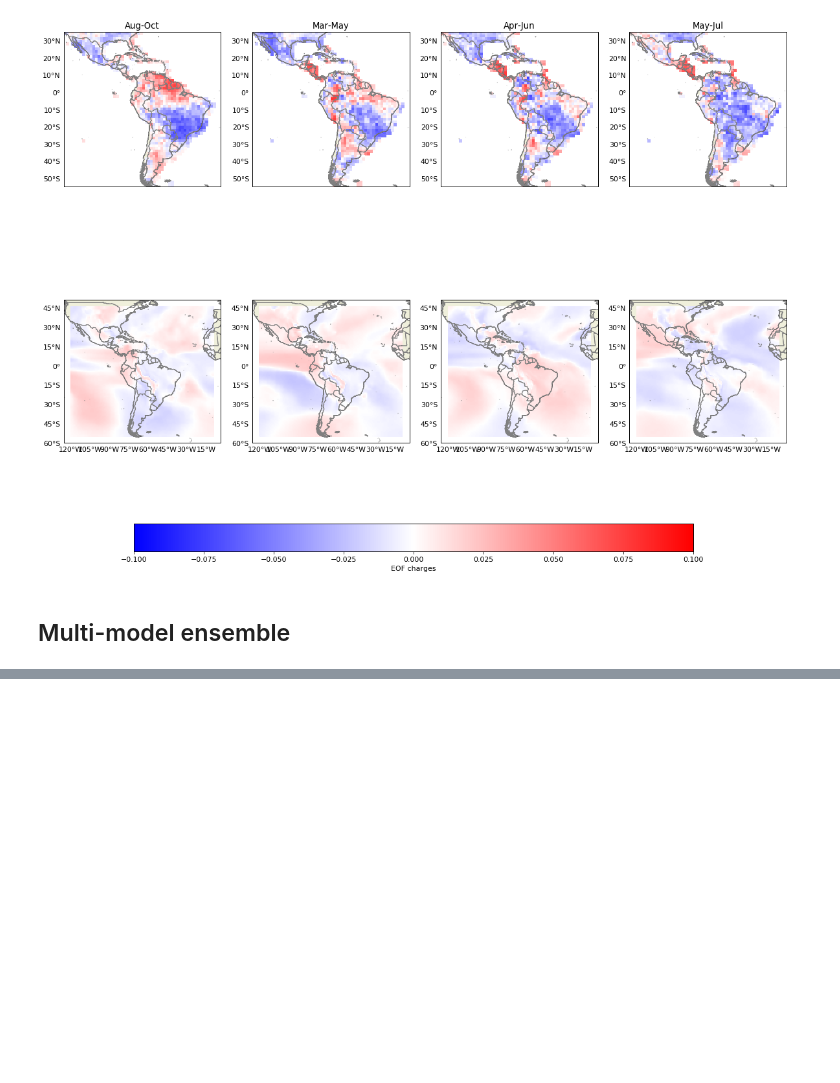
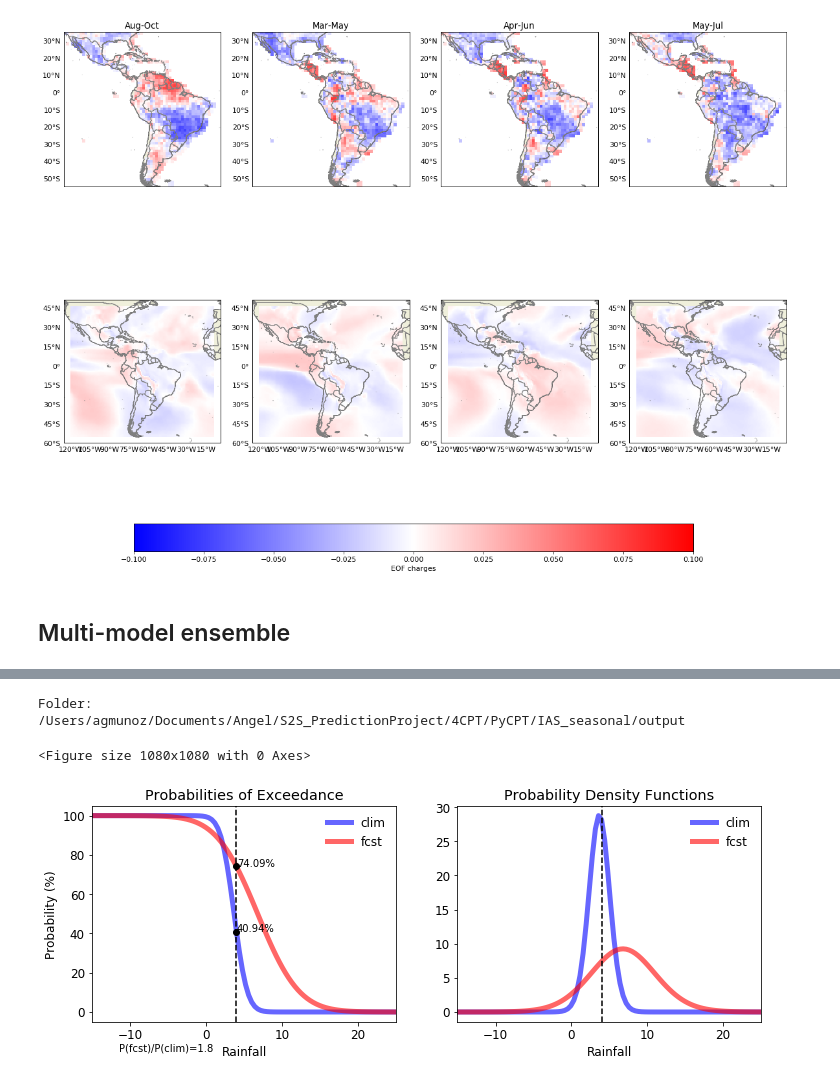
Before and after one commit to agmunozs/PyCPT, a Jupyter notebook: PyCPT_seav1.3.ipynb, the cells around one changed output, grey strips where cells are left out. Drawn from its saved outputs; the diff is of its cells as text; code cells hidden in the pictures; blank space fills up the shorter version.

```diff
--- a/PyCPT_seav1.3.ipynb
+++ b/PyCPT_seav1.3.ipynb
@@ -330,0 +345,15 @@ Now send that file to your contact at the IRI
+# %%
+#flexformat_threshold = 10. #threshold for the flexible format map (in mm/week)
+lon=-75.
+lat=5.
+
+print("Folder:")
+%cd $workdir/output
+plt.rcParams.update({'font.size': 12})
+pltprobff(models,PREDICTAND,flexformat_threshold,ntrain,lon,lat,wlo2,elo2,sla2,nla2,fprefix,mpref,monf,fyr,mons,tgts)
+plt.savefig("ProbExceed.pdf", dpi=300)
+# %% [output]
+Folder:
+/Users/agmunoz/Documents/Angel/S2S_PredictionProject/4CPT/PyCPT/IAS_seasonal/output
+<Figure size 1080x1080 with 0 Axes>
+[figure, added]
```
Also changed, not shown: parts of 5 cells of this notebook, 1 other file.
